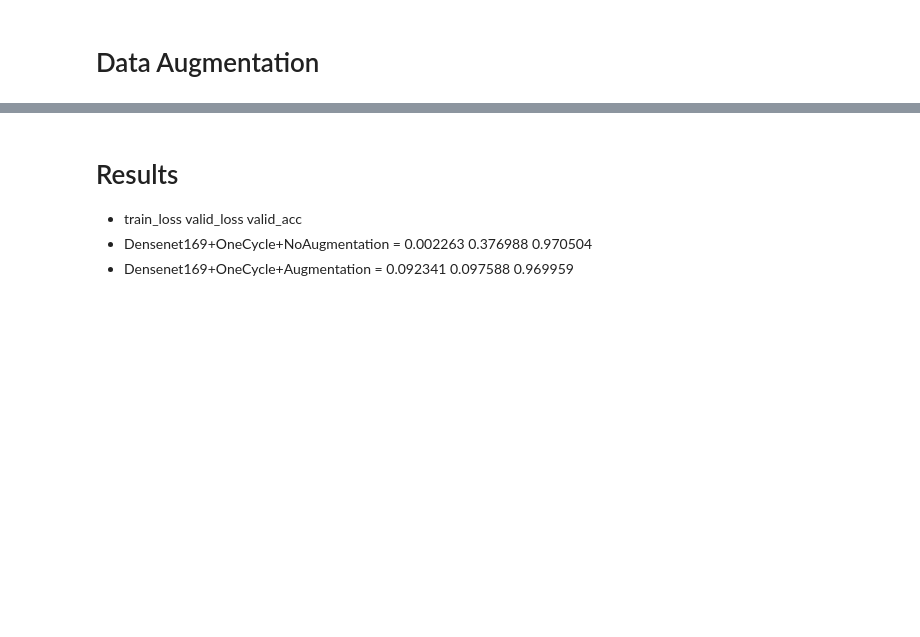
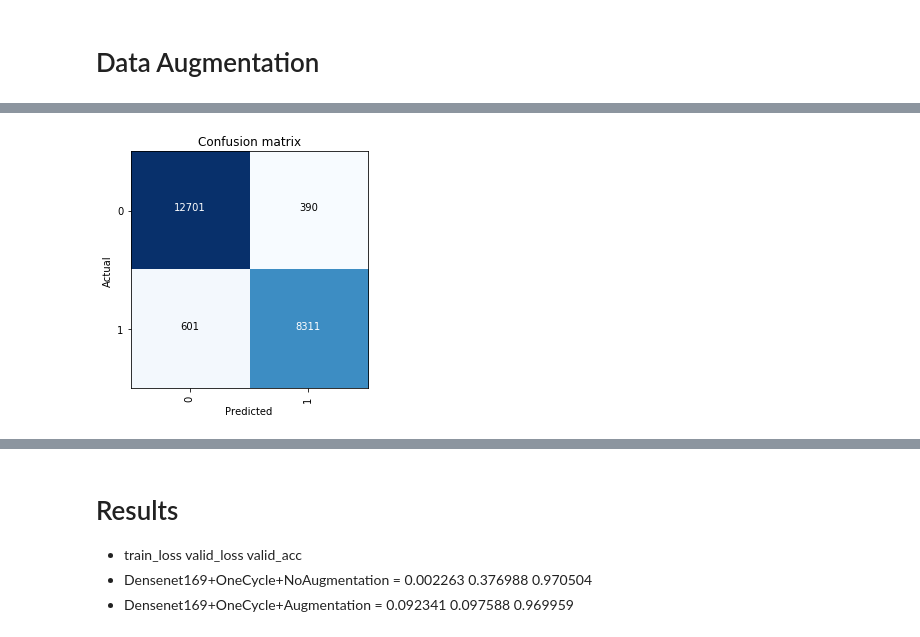
Before and after one commit to jd-deleon/ee298-deep-learning, a Jupyter notebook: histopathologic-cancer-detection/Cancer-Detection.ipynb, the cells around one changed output, grey strips where cells are left out. Drawn from its saved outputs; the diff is of its cells as text; code cells hidden in the pictures; blank space fills up the shorter version.

```diff
--- a/histopathologic-cancer-detection/Cancer-Detection.ipynb
+++ b/histopathologic-cancer-detection/Cancer-Detection.ipynb
@@ -194,3 +159,9 @@ learner.recorder.plot_losses()
+# %%
+# predict the validation set with our model
+interp = ClassificationInterpretation.from_learner(learner)
+interp.plot_confusion_matrix(title='Confusion matrix')
+# %% [output]
+[figure, added]
 # %%
 # before we continue, lets save the model at this stage
 learner.save(MODEL_PATH + MODEL_NAME + '_stg1')
```
Also changed, not shown: parts of 22 cells of this notebook.
